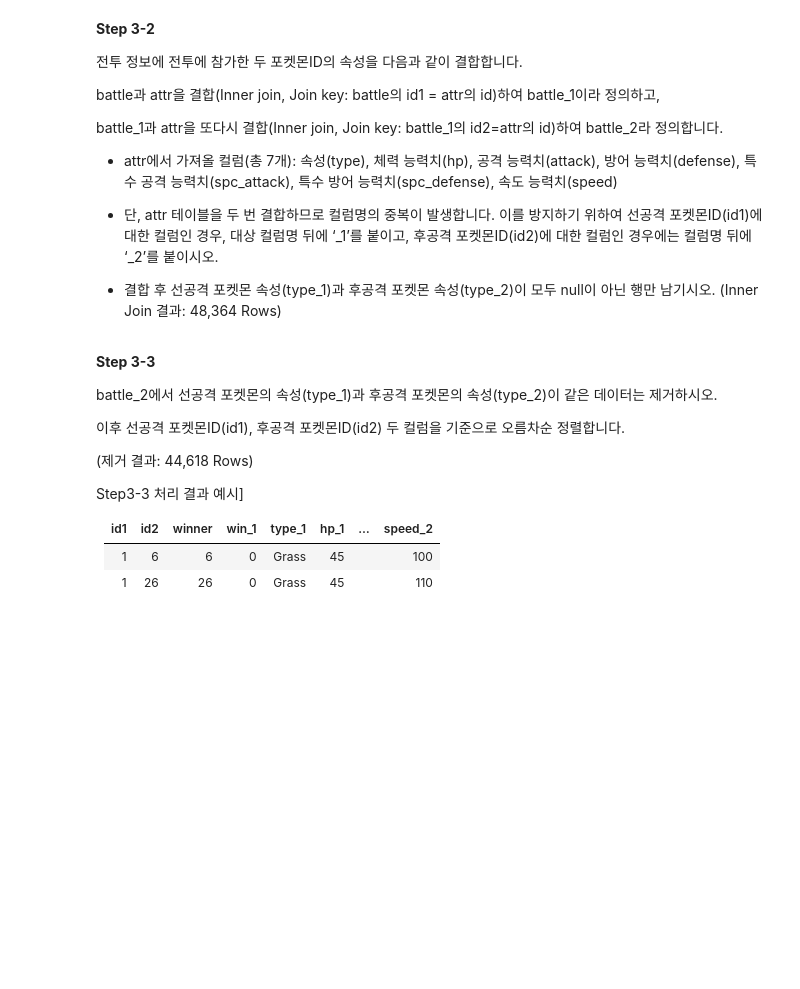
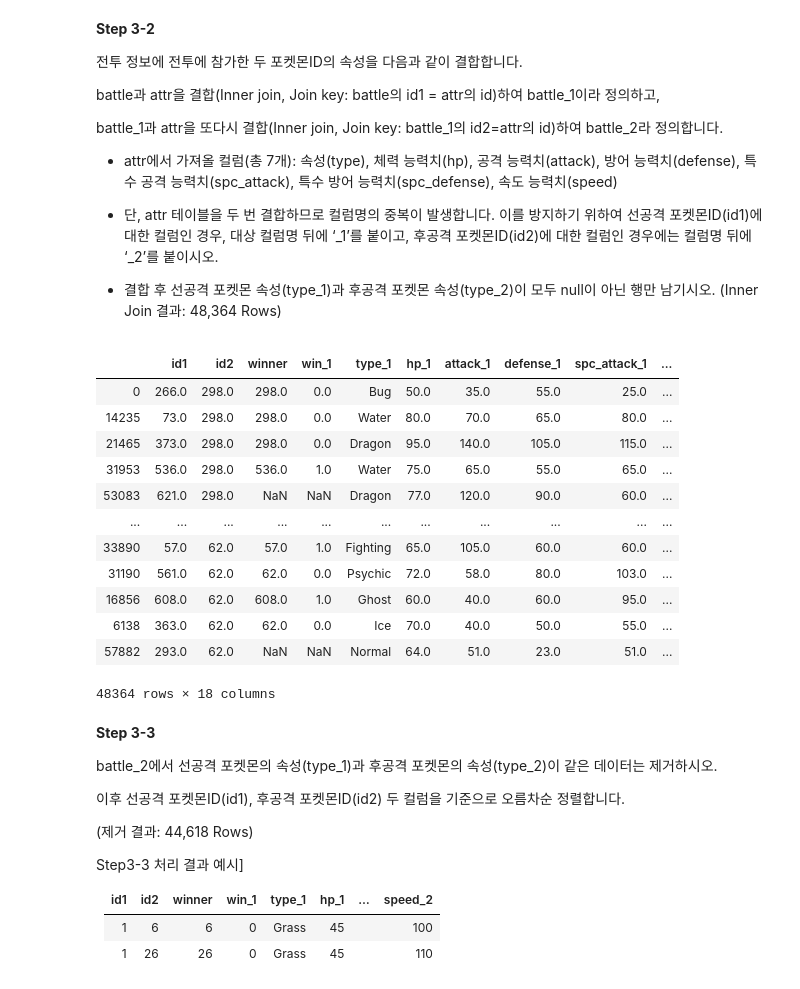
Before and after one commit to sunkusun9/prods_pro, a Jupyter notebook: prof2105_prob1.ipynb, the cells around one changed output. Drawn from its saved outputs; the diff is of its cells as text; code cells hidden in the pictures; blank space fills up the shorter version.

```diff
--- a/prof2105_prob1.ipynb
+++ b/prof2105_prob1.ipynb
@@ -465,3 +487,9 @@ prof2105_1_2.csv 데이터에 승리 포켓몬ID(winner)가 선공격 포켓몬I
 후공격 포켓몬ID(id2)와 동일할 경우 0, null일 경우 null의 값을 갖는 선공격 승리 여부(win_1) 컬럼을 추가하시오.
 
 (데이터셋명: **battle**, 60,000 Rows)
+# %%
+df_battle = df_battle_org.copy()
+df_battle['win_1'] = df_battle_org.loc[df_battle_org['winner'].notna()]\
+                            .pipe(lambda x: (x['id1'] == x['winner']).astype('int'))
+
+df_battle
@@ -480,6 +522,25 @@ battle_1과 attr을 또다시 결합(Inner join, Join key: battle_1의 id2=attr
     대상 컬럼명 뒤에 ‘_1’를 붙이고, 후공격 포켓몬ID(id2)에 대한 컬럼인 경우에는 컬럼명 뒤에 ‘_2’를 붙이시오.
 
 - 결합 후 선공격 포켓몬 속성(type_1)과 후공격 포켓몬 속성(type_2)이 모두 null이 아닌 행만 남기시오. (Inner Join 결과: 48,364 Rows)
+# %%
+X_attr = ['type', 'hp', 'attack', 'defense', 'spc_attack', 'spc_defense', 'speed']
+df_battle_2 = df_battle.join(df_attr[X_attr], on='id1', how='inner')\
+        .join(df_attr[X_attr], on='id2', how='inner', lsuffix='_1', rsuffix='_2')
+df_battle_2
+# %% [output]
+|  | id1 | id2 | winner | win_1 | type_1 | hp_1 | attack_1 | defense_1 | spc_attack_1 | ... |
+| 0 | 266.0 | 298.0 | 298.0 | 0.0 | Bug | 50.0 | 35.0 | 55.0 | 25.0 | ... |
+| 14235 | 73.0 | 298.0 | 298.0 | 0.0 | Water | 80.0 | 70.0 | 65.0 | 80.0 | ... |
+| 21465 | 373.0 | 298.0 | 298.0 | 0.0 | Dragon | 95.0 | 140.0 | 105.0 | 115.0 | ... |
+| 31953 | 536.0 | 298.0 | 536.0 | 1.0 | Water | 75.0 | 65.0 | 55.0 | 65.0 | ... |
+| 53083 | 621.0 | 298.0 | NaN | NaN | Dragon | 77.0 | 120.0 | 90.0 | 60.0 | ... |
+| ... | ... | ... | ... | ... | ... | ... | ... | ... | ... | ... |
+| 33890 | 57.0 | 62.0 | 57.0 | 1.0 | Fighting | 65.0 | 105.0 | 60.0 | 60.0 | ... |
+| 31190 | 561.0 | 62.0 | 62.0 | 0.0 | Psychic | 72.0 | 58.0 | 80.0 | 103.0 | ... |
+| 16856 | 608.0 | 62.0 | 608.0 | 1.0 | Ghost | 60.0 | 40.0 | 60.0 | 95.0 | ... |
+| 6138 | 363.0 | 62.0 | 62.0 | 0.0 | Ice | 70.0 | 40.0 | 50.0 | 55.0 | ... |
+| 57882 | 293.0 | 62.0 | NaN | NaN | Normal | 64.0 | 51.0 | 23.0 | 51.0 | ... |
+48364 rows × 18 columns
 # %% [markdown]
 **Step 3-3**
 
```
Also changed, not shown: parts of 28 cells of this notebook.
